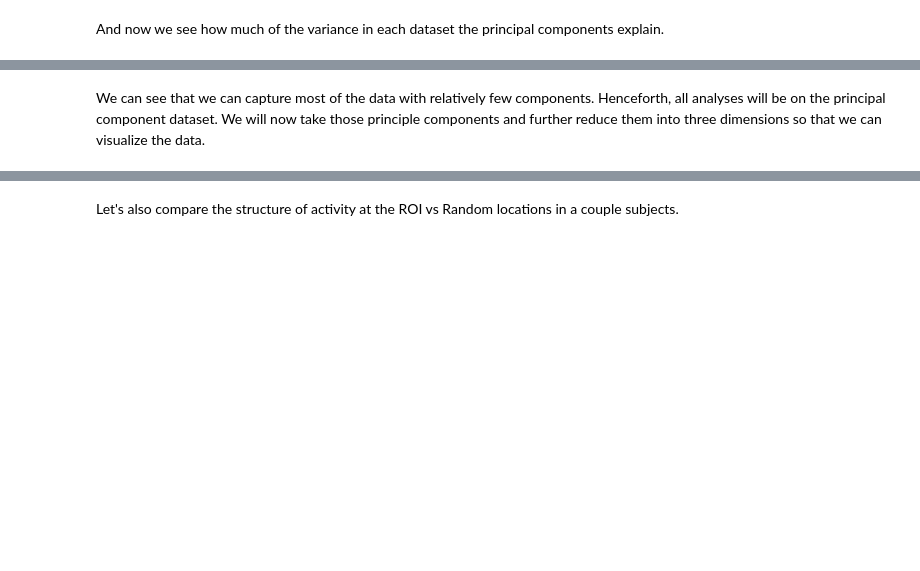
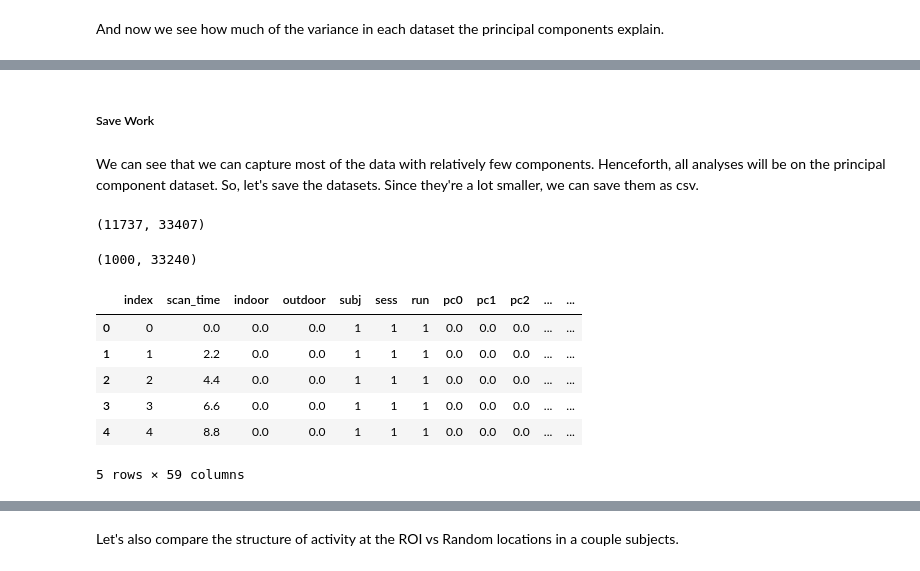
Before and after one commit to fjrrk/fef-analysis, a Jupyter notebook: scripts/Part 02 - Data Exploration-Copy1.ipynb, the cells around one changed output, grey strips where cells are left out. Drawn from its saved outputs; the diff is of its cells as text; code cells hidden in the pictures; blank space fills up the shorter version.

```diff
--- a/scripts/Part 02 - Data Exploration-Copy1.ipynb
+++ b/scripts/Part 02 - Data Exploration-Copy1.ipynb
@@ -27,15 +31,17 @@ Unfortunately, it isn't possible to visualize all the voxels. However, what we c
 # %%
-def gpu_pca_by_threshold(data, pc_number, threshold):
-    data_gpu = cp.array(data, dtype=cp.float32)
-    gpu_pca = cuPCA(n_components=pc_number, svd_solver='full')
+def gpu_pca(data, pc_number):
+    data_gpu = cp.array(data.values, dtype=cp.float32)
+    gpu_pca = cuSVD(n_components=pc_number)
     reduced_x_gpu = gpu_pca.fit_transform(data_gpu)
     pca_x_cpu = reduced_x_gpu.get()
+    return pca_x_cpu, gpu_pca
 
-    exp_var = gpu_pca.explained_variance_ratio_.get()
+def reduce_dimension_by_thresh(data, model, threshold):
+    exp_var = model.explained_variance_ratio_.to_output()
     cum_exp_var = np.cumsum(exp_var)
     threshold_match = np.where(cum_exp_var>=threshold)[0][0]
     reduced_x = pca_x_cpu[:,0:threshold_match+1]
-    return reduced_x, gpu_pca, pca_x_cpu
+    return reduced_x
 # %%
 def pca_by_threshold(data, threshold=0.97):
     pca = PCA()
@@ -155,2 +212,4 @@ roi_pca_x_cpu, roi_pca_model_cpu = pca_by_threshold(x, threshold=0.97)
 # %%
-roi_pca_x_97, roi_pca_model, roi_pca_x = gpu_pca_by_threshold(x, pc_number=1000, threshold=0.97)
+roi_pca_x, roi_pca_model = gpu_pca(x*100000, pc_number=1000)
+# %%
+roi_pca_x_97 = reduce_dimension_by_thresh(roi_pca_x, roi_pca_model, 0.97)
@@ -173,3 +230,29 @@ There are 52 principal components for the ROI dataset, and there are 14 principa
+# %% [markdown]
+##### Save Work #####
 # %% [markdown]
-We can see that we can capture most of the data with relatively few components. Henceforth, all analyses will be on the principal component dataset.
-We will now take those principle components and further reduce them into three dimensions so that we can visualize the data.
+We can see that we can capture most of the data with relatively few components. Henceforth, all analyses will be on the principal component dataset. So, let's save the datasets. Since they're a lot smaller, we can save them as csv.
+# %%
+roi_pca_df = pd.concat([roi_df.drop(columns=roi_cols).reset_index(),
+                        pd.DataFrame(roi_pca_x_97, columns=['pc'+str(n) for n in range(roi_pca_x_97.shape[1])])],
+                       dtype=np.float64, axis=1)
+rnd_pca_df = pd.concat([rnd_df.drop(columns=rnd_cols).reset_index(),
+                        pd.DataFrame(rnd_pca_x_97, columns=['pc'+str(n) for n in range(rnd_pca_x_97.shape[1])])],
+                       dtype=np.float64, axis=1)
+# %%
+roi_df.shape
+# %% [output]
+(11737, 33407)
+# %%
+roi_pca_model.components_.shape
+# %% [output]
+(1000, 33240)
+# %%
+roi_pca_df.head()
+# %% [output]
+|  | index | scan_time | indoor | outdoor | subj | sess | run | pc0 | pc1 | pc2 | ... | ... |
+| 0 | 0 | 0.0 | 0.0 | 0.0 | 1 | 1 | 1 | 0.0 | 0.0 | 0.0 | ... | ... |
+| 1 | 1 | 2.2 | 0.0 | 0.0 | 1 | 1 | 1 | 0.0 | 0.0 | 0.0 | ... | ... |
+| 2 | 2 | 4.4 | 0.0 | 0.0 | 1 | 1 | 1 | 0.0 | 0.0 | 0.0 | ... | ... |
+| 3 | 3 | 6.6 | 0.0 | 0.0 | 1 | 1 | 1 | 0.0 | 0.0 | 0.0 | ... | ... |
+| 4 | 4 | 8.8 | 0.0 | 0.0 | 1 | 1 | 1 | 0.0 | 0.0 | 0.0 | ... | ... |
+5 rows × 59 columns
```
Also changed, not shown: parts of 51 cells of this notebook, 1 other file.
